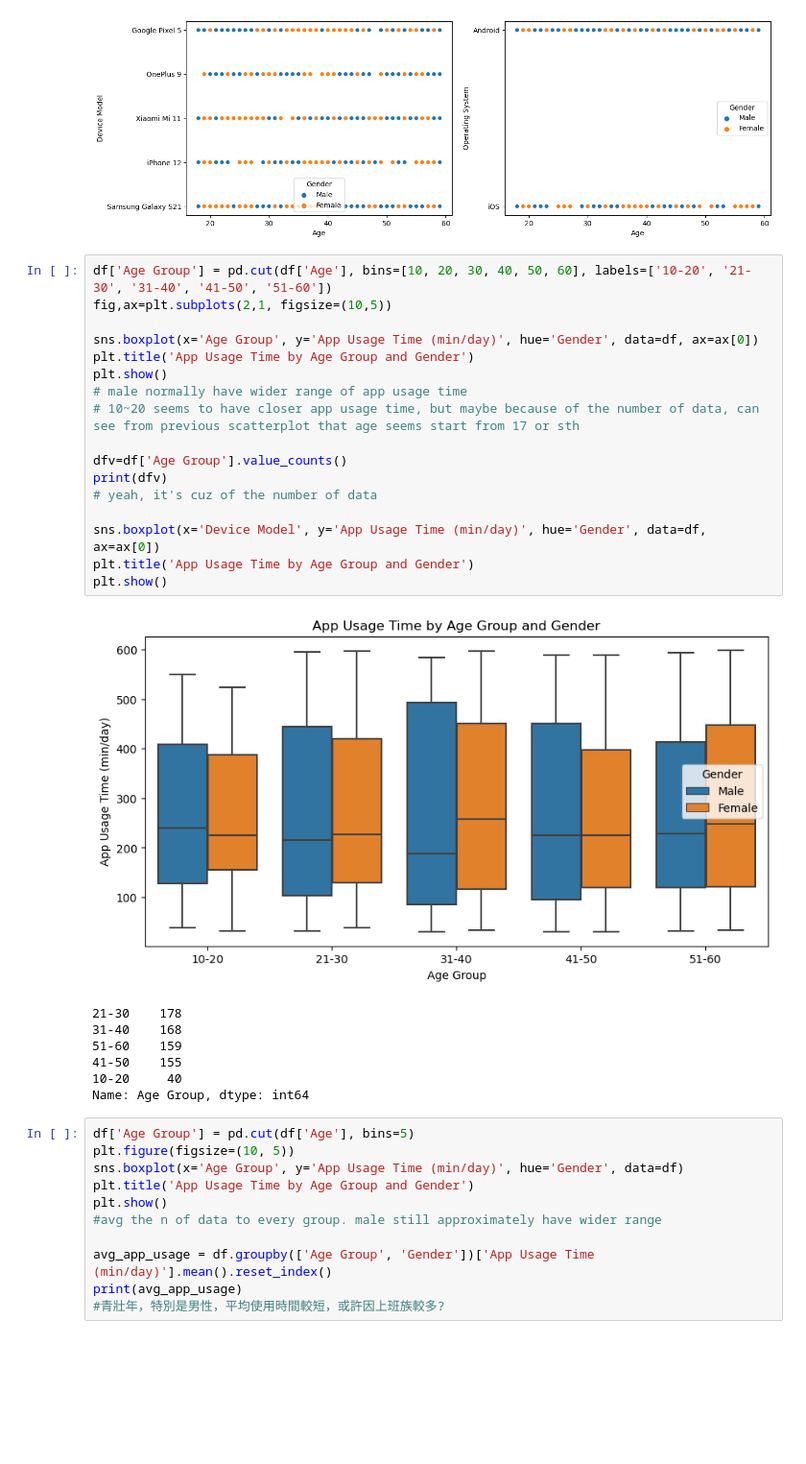
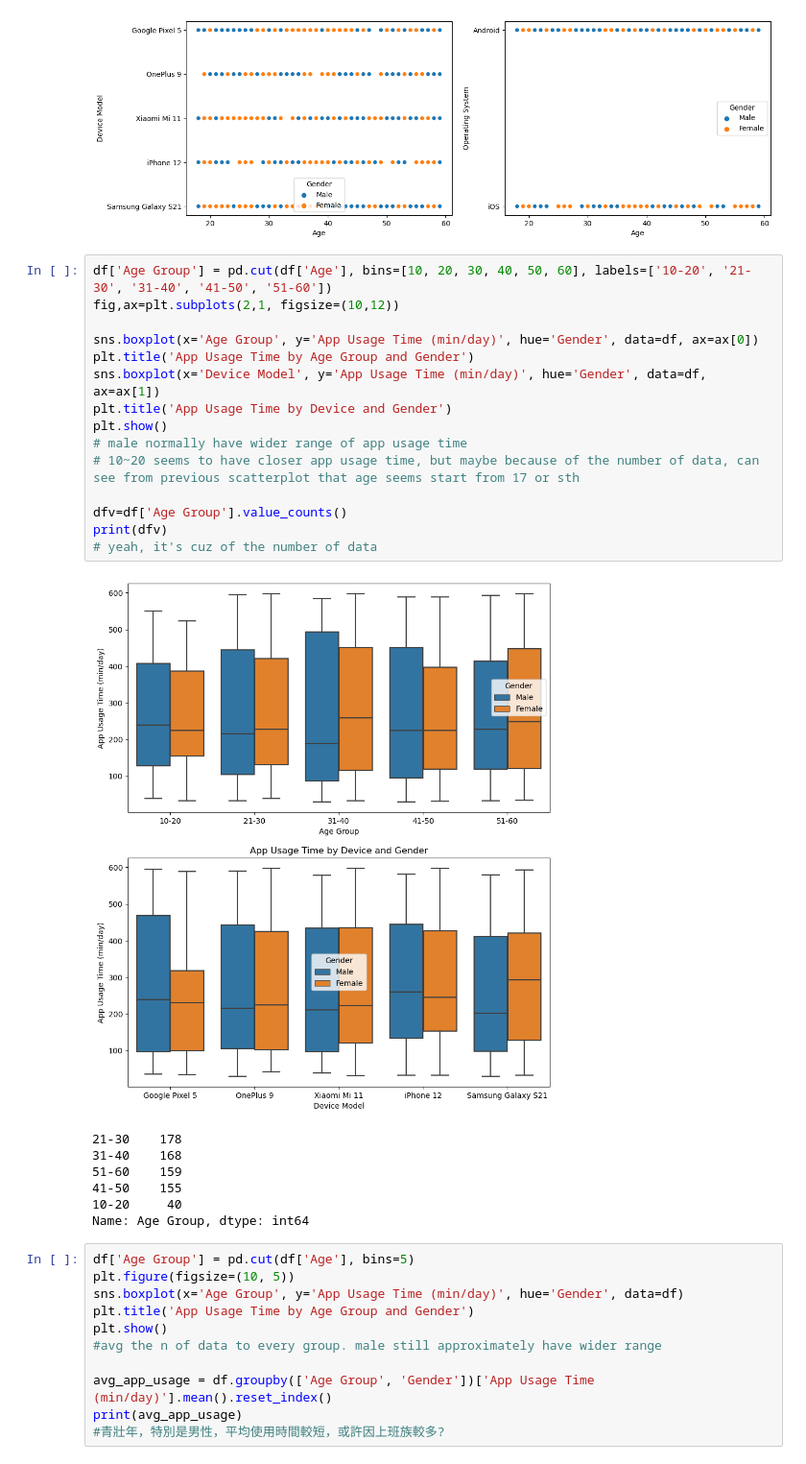
Before and after one commit to jimmy080823/Mobile-Device-Usage-and-User-Behavior-Dataset, a Jupyter notebook: hejim's test.ipynb, the cells around one changed output. Shown: that part at 96% size. Drawn from its saved outputs; the diff is of its cells as text; blank space fills up the shorter version.

```diff
--- a/hejim's test.ipynb
+++ b/hejim's test.ipynb
@@ -189,23 +189,21 @@ plt.show()
 [figure]
 # %%
 df['Age Group'] = pd.cut(df['Age'], bins=[10, 20, 30, 40, 50, 60], labels=['10-20', '21-30', '31-40', '41-50', '51-60'])
-fig,ax=plt.subplots(2,1, figsize=(10,5))
+fig,ax=plt.subplots(2,1, figsize=(10,12))
 
 sns.boxplot(x='Age Group', y='App Usage Time (min/day)', hue='Gender', data=df, ax=ax[0])
 plt.title('App Usage Time by Age Group and Gender')
+sns.boxplot(x='Device Model', y='App Usage Time (min/day)', hue='Gender', data=df, ax=ax[1])
+plt.title('App Usage Time by Device and Gender')
 plt.show()
 # male normally have wider range of app usage time
 # 10~20 seems to have closer app usage time, but maybe because of the number of data, can see from previous scatterplot that age seems start from 17 or sth
 
 dfv=df['Age Group'].value_counts()
 print(dfv)
 # yeah, it's cuz of the number of data
-
-sns.boxplot(x='Device Model', y='App Usage Time (min/day)', hue='Gender', data=df, ax=ax[0])
-plt.title('App Usage Time by Age Group and Gender')
-plt.show()
 # %% [output]
-[figure, old version]
+[figure, new version]
 21-30    178
 31-40    168
 51-60    159
```
